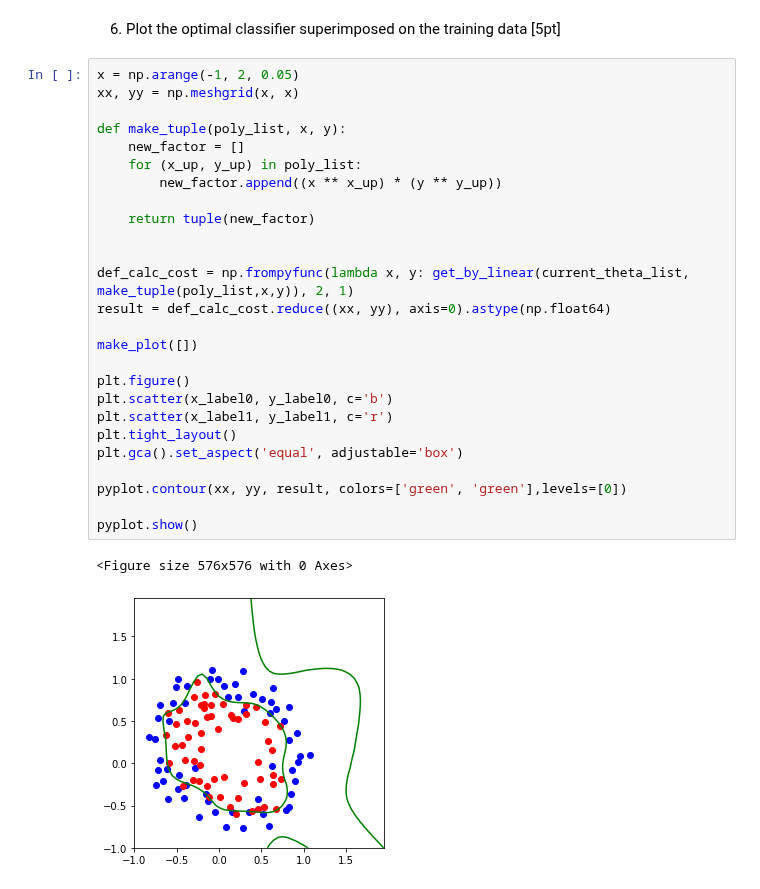
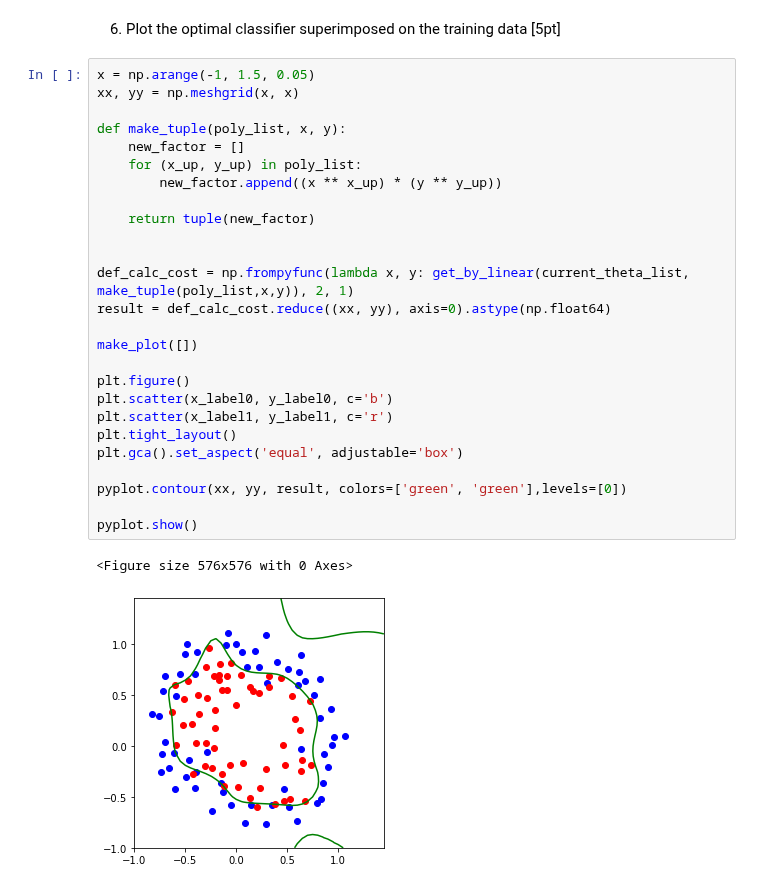
Before and after one commit to pula39/ml-assignment, a Jupyter notebook: ml_assignment6.ipynb, the cells around one changed output. Cells and saved outputs as stored; diff of their text form.

Commit message:
마지막 그래프 plotting 재실행

```diff
--- a/ml_assignment6.ipynb
+++ b/ml_assignment6.ipynb
@@ -280,31 +280,31 @@ print(calc_accuracy(current_theta_list, factor_to_result))
 # %% [markdown]
 6. Plot the optimal classifier superimposed on the training data [5pt]
 # %%
-x = np.arange(-1, 2, 0.05)
+x = np.arange(-1, 1.5, 0.05)
 xx, yy = np.meshgrid(x, x)
 
 def make_tuple(poly_list, x, y):
     new_factor = []
     for (x_up, y_up) in poly_list:
         new_factor.append((x ** x_up) * (y ** y_up))
 
     return tuple(new_factor)
 
 
 def_calc_cost = np.frompyfunc(lambda x, y: get_by_linear(current_theta_list, make_tuple(poly_list,x,y)), 2, 1)
 result = def_calc_cost.reduce((xx, yy), axis=0).astype(np.float64)
 
 make_plot([])
 
 plt.figure()
 plt.scatter(x_label0, y_label0, c='b')
 plt.scatter(x_label1, y_label1, c='r')
 plt.tight_layout()
 plt.gca().set_aspect('equal', adjustable='box')
 
 pyplot.contour(xx, yy, result, colors=['green', 'green'],levels=[0])
 
 pyplot.show()
 # %% [output]
 <Figure size 576x576 with 0 Axes>
-[figure, old version]
+[figure, new version]
```
